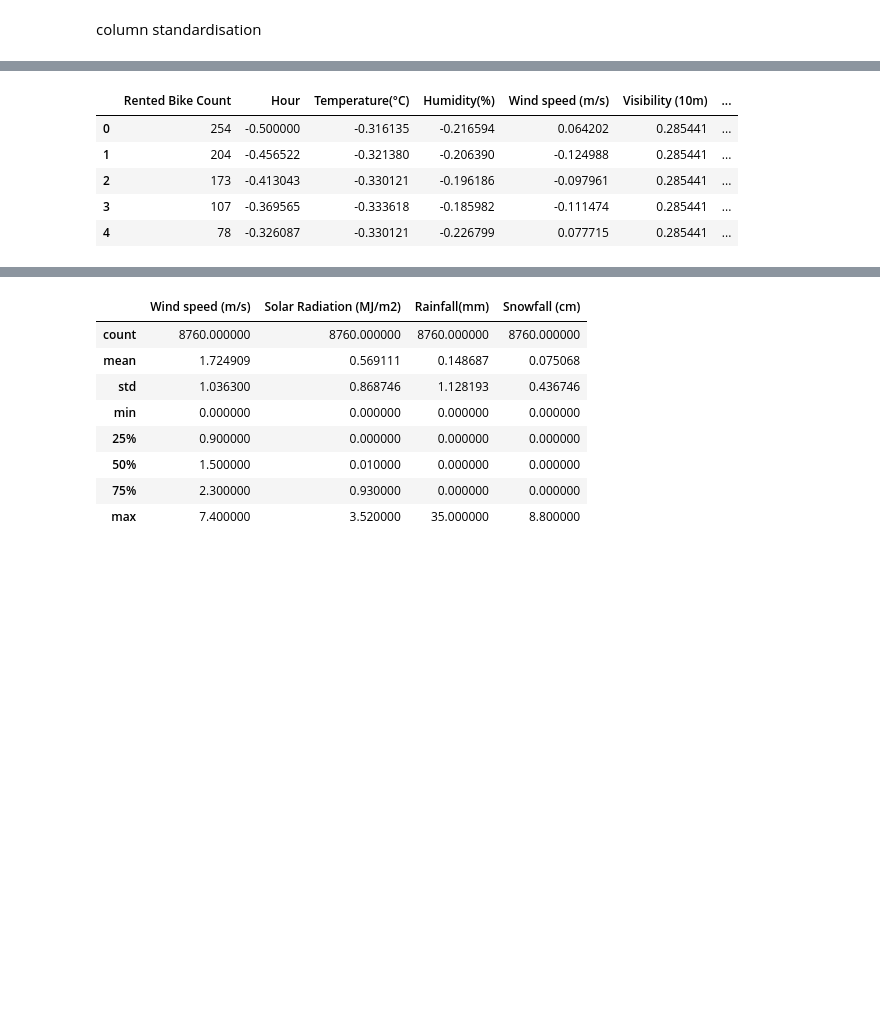
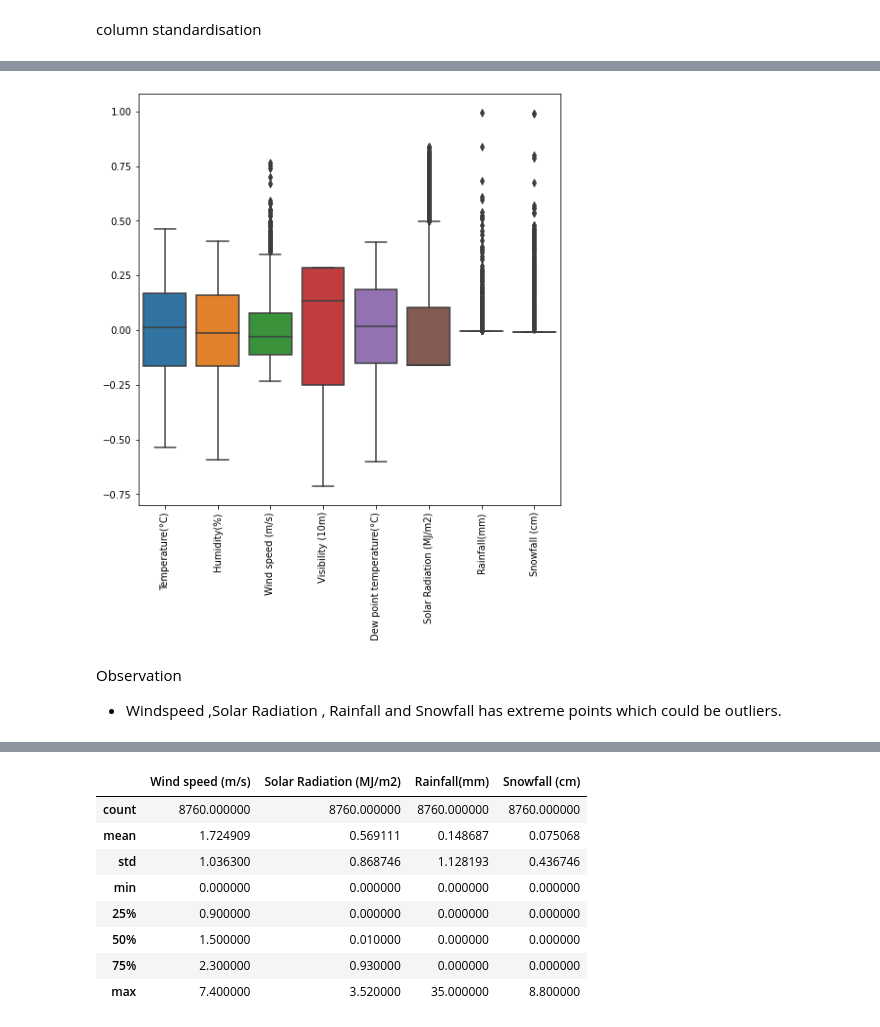
Before and after one commit to ydv1412/Bike-Sharing-Demand, a Jupyter notebook: Bike_Sharing_Demand_Prediction_Capstone_Project.ipynb, the cells around one changed output, grey strips where cells are left out. Saved outputs shown, nothing was run; the diff lists cells and outputs as text; code cells hidden in the pictures; blank space fills up the shorter version.

```diff
--- a/Bike_Sharing_Demand_Prediction_Capstone_Project.ipynb
+++ b/Bike_Sharing_Demand_Prediction_Capstone_Project.ipynb
@@ -344,5 +347,10 @@ column standardisation
 # %%
-list1 = ['Hour', 'Temperature(°C)', 'Humidity(%)','Wind speed (m/s)', 'Visibility (10m)', 'Dew point temperature(°C)',
-       'Solar Radiation (MJ/m2)', 'Rainfall(mm)', 'Snowfall (cm)', 'Day',
-       'Year', 'Month', 'Date_1', 'Autumn', 'Spring', 'Summer', 'Winter',
-       'Holiday_y', 'No Holiday', 'No', 'Yes']
+columns = ['Temperature(°C)','Humidity(%)','Wind speed (m/s)','Visibility (10m)','Dew point temperature(°C)' , 'Solar Radiation (MJ/m2)' , 'Rainfall(mm)' , 'Snowfall (cm)']
+
+plt.figure(figsize = (8,8))
+sns.boxplot(data = df_3[columns])
+
+plt.xticks(rotation  = 90)
+plt.show()
+# %% [output]
+[figure, added]
@@ -354,10 +357,4 @@ for column in list1:
-# %%
-df_final.head(5)
-# %% [output]
-|  | Rented Bike Count | Hour | Temperature(°C) | Humidity(%) | Wind speed (m/s) | Visibility (10m) | ... |
-| 0 | 254 | -0.500000 | -0.316135 | -0.216594 | 0.064202 | 0.285441 | ... |
-| 1 | 204 | -0.456522 | -0.321380 | -0.206390 | -0.124988 | 0.285441 | ... |
-| 2 | 173 | -0.413043 | -0.330121 | -0.196186 | -0.097961 | 0.285441 | ... |
-| 3 | 107 | -0.369565 | -0.333618 | -0.185982 | -0.111474 | 0.285441 | ... |
-| 4 | 78 | -0.326087 | -0.330121 | -0.226799 | 0.077715 | 0.285441 | ... |
+# %% [markdown]
+Observation
+* Windspeed ,Solar Radiation , Rainfall and Snowfall has extreme points which could be outliers.
 # %%
```
Also changed, not shown: parts of 84 cells of this notebook.
